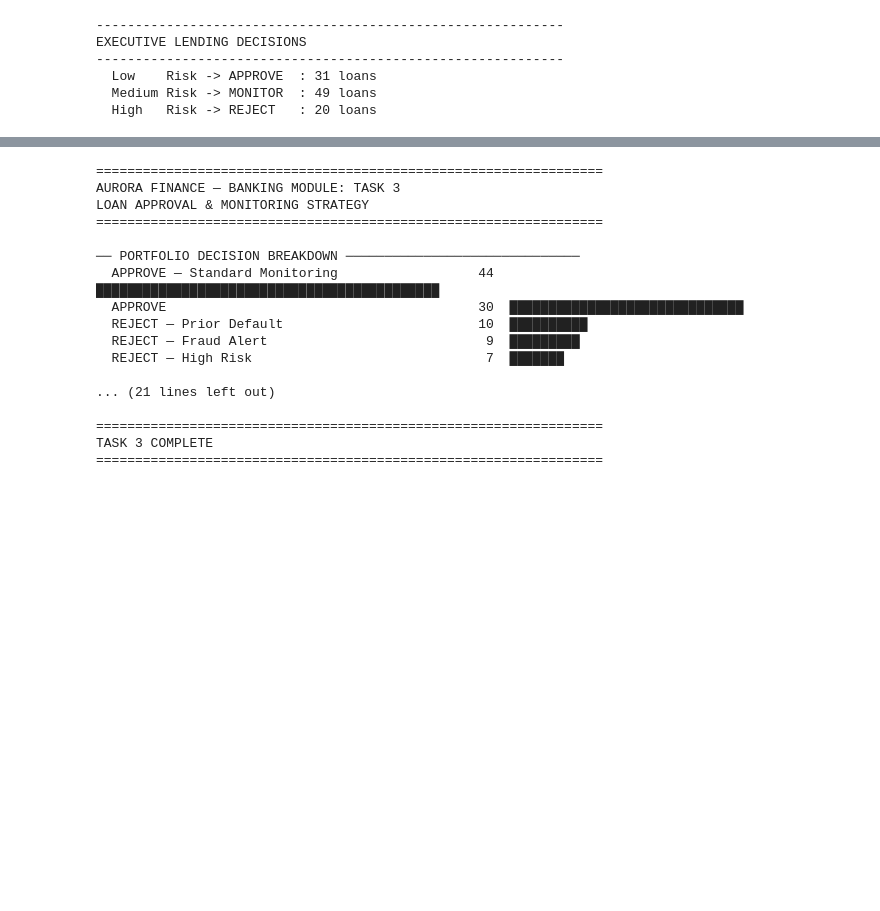
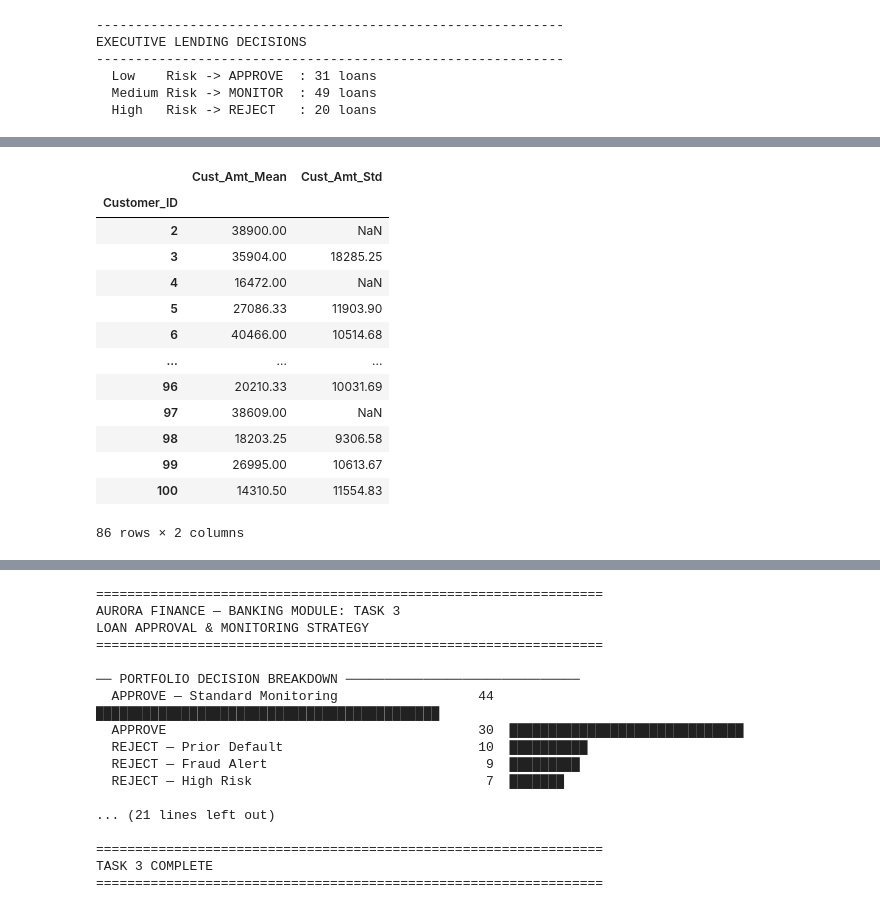
Before and after one commit to ruksad/Corporate_finance_ML_decisions, a Jupyter notebook: Step2_banking_module_loan_portfolio_fraud_detect_explainability.ipynb, the cells around one changed output, grey strips where cells are left out. Saved outputs shown, nothing was run; the diff lists cells and outputs as text; code cells hidden in the pictures; blank space fills up the shorter version.

```diff
--- a/Step2_banking_module_loan_portfolio_fraud_detect_explainability.ipynb
+++ b/Step2_banking_module_loan_portfolio_fraud_detect_explainability.ipynb
@@ -770,0 +544,17 @@ PIPELINE COMPLETE
+# %%
+cust_stats.round(2)
+# %% [output]
+|  | Cust_Amt_Mean | Cust_Amt_Std |
+| Customer_ID |  |  |
+| 2 | 38900.00 | NaN |
+| 3 | 35904.00 | 18285.25 |
+| 4 | 16472.00 | NaN |
+| 5 | 27086.33 | 11903.90 |
+| 6 | 40466.00 | 10514.68 |
+| ... | ... | ... |
+| 96 | 20210.33 | 10031.69 |
+| 97 | 38609.00 | NaN |
+| 98 | 18203.25 | 9306.58 |
+| 99 | 26995.00 | 10613.67 |
+| 100 | 14310.50 | 11554.83 |
+86 rows × 2 columns
```
Also changed, not shown: parts of 9 cells of this notebook, 8 other files.
